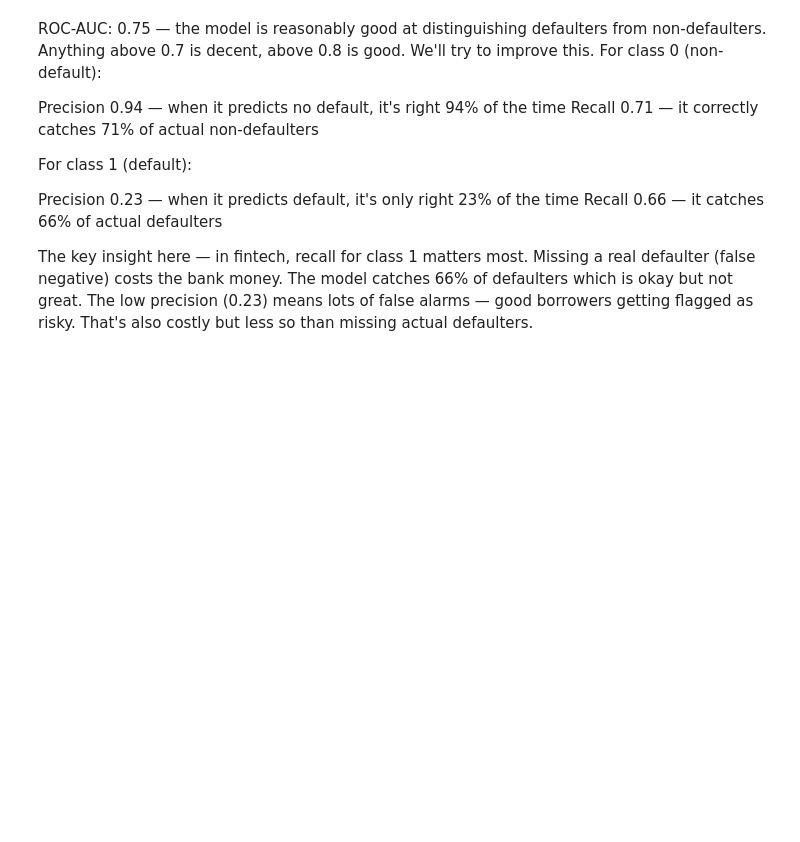
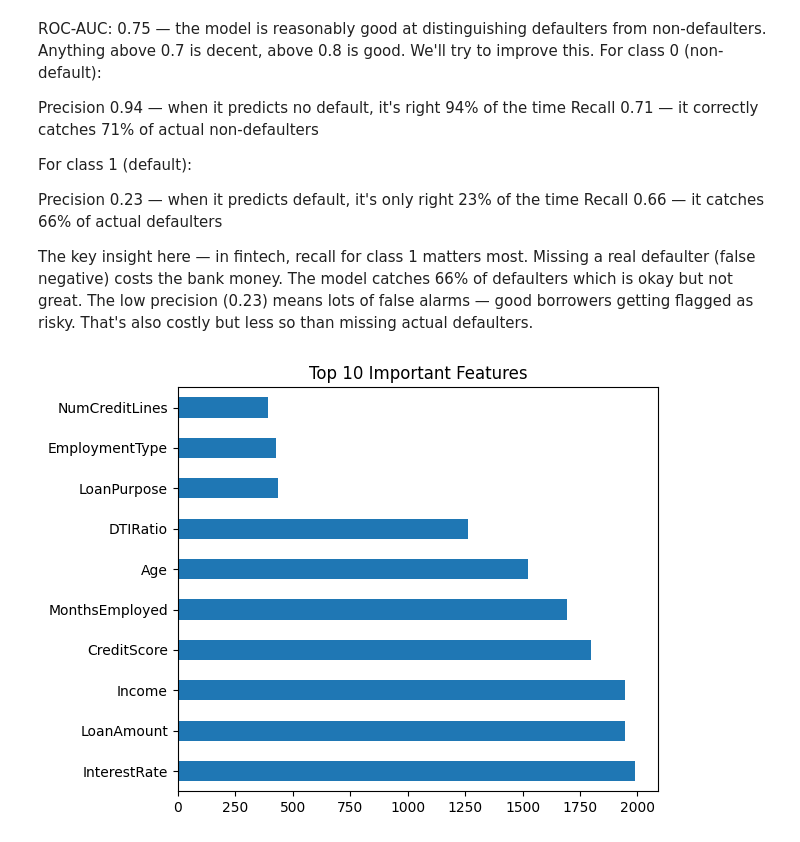
Before and after one commit to iyeetcats/loan-default-prediction, a Jupyter notebook: notebooks/03_modeling.ipynb, the cells around one changed output. Cells and saved outputs as stored; diff of their text form; code cells hidden in the pictures; blank space fills up the shorter version.

Commit message:
Update modeling notebook

```diff
--- a/notebooks/03_modeling.ipynb
+++ b/notebooks/03_modeling.ipynb
@@ -81,3 +82,11 @@ Recall 0.66 — it catches 66% of actual defaulters
 
 The key insight here — in fintech, recall for class 1 matters most. Missing a real defaulter (false negative) costs the bank money. The model catches 66% of defaulters which is okay but not great.
 The low precision (0.23) means lots of false alarms — good borrowers getting flagged as risky. That's also costly but less so than missing actual defaulters.
+# %%
+feat_imp = pd.Series(model.feature_importances_, index=x_train.columns)
+feat_imp.nlargest(10).plot(kind='barh')
+plt.title('Top 10 Important Features')
+plt.tight_layout()
+plt.show()
+# %% [output]
+[figure, added]
```
Also changed, not shown: parts of 7 cells of this notebook.
